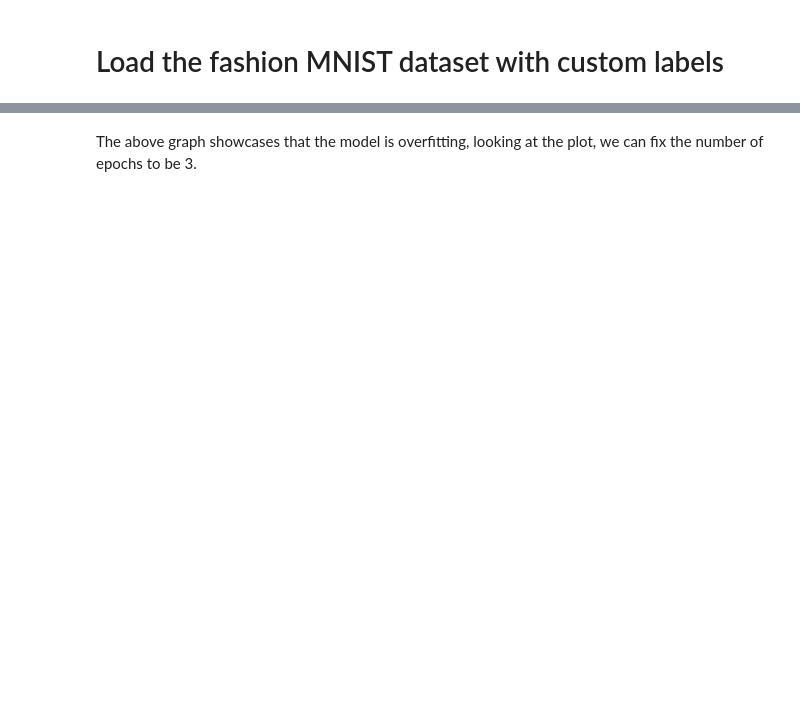
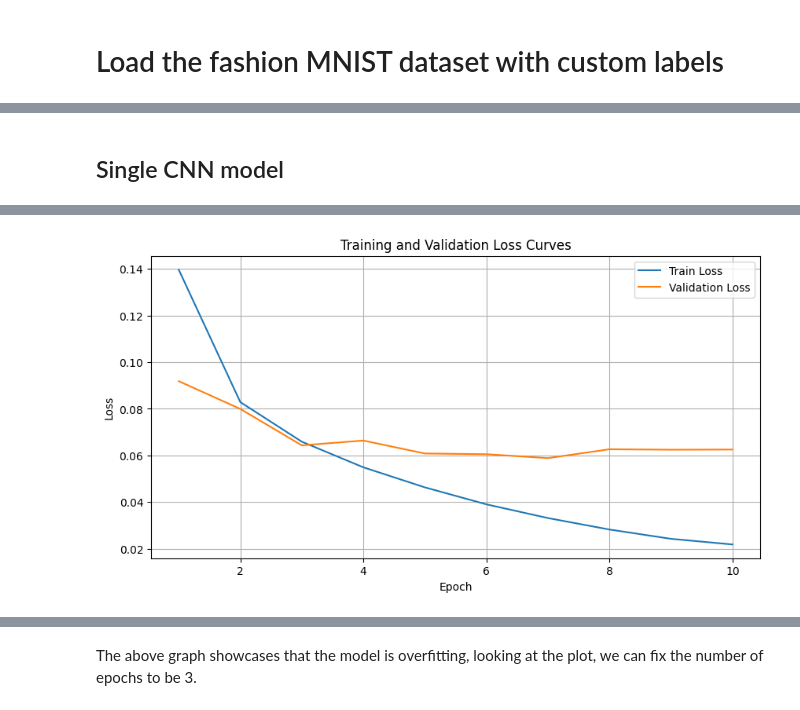
Before and after one commit to lavanya463/mnist_ds_project, a Jupyter notebook: src/fashion_mnist.ipynb, the cells around one changed output, grey strips where cells are left out. Cells and saved outputs as stored; diff of their text form; code cells hidden in the pictures; blank space fills up the shorter version.

```diff
--- a/src/fashion_mnist.ipynb
+++ b/src/fashion_mnist.ipynb
@@ -43,6 +52,16 @@ test_loader = DataLoader(test_dataset, batch_size=batch_size, shuffle=False)
 # %%
 def train(model, train_loader, valid_loader, criterion, optimizer, num_epochs, save_dir=None):
-
+    """
+    Train the model and save the best checkpoint.
+    Parameters:
+        model: Model to train
+        train_loader: Training data loader
+        valid_loader: Validation data loader
+        criterion: Loss function
+        optimizer: Optimizer
+        num_epochs: Number of epochs
+        save_dir: Directory to save the best checkpoint and loss curves
+    """
     train_losses = []
     valid_losses = []
     best_valid_loss = float('inf')
@@ -134,3 +160,32 @@ def evaluate(model, test_loader, num_classes):
     print(confusion)
     print('\nClassification Report:')
     print(class_report)
+# %% [markdown]
+## Single CNN model
+# %%
+class SingleCNN(nn.Module):
+    def __init__(self):
+        super(SingleCNN, self).__init__()
+        self.conv1 = nn.Conv2d(in_channels=1, out_channels=32, kernel_size=5)
+        self.fc1 = nn.Linear(in_features=32 * 12 * 12, out_features=100)
+        self.fc2 = nn.Linear(in_features=100, out_features=len(label_mapping))
+
+    def forward(self, x):
+        x = torch.relu(self.conv1(x))
+        x = torch.max_pool2d(x, kernel_size=2)
+        x = x.view(-1, 32 * 12 * 12)
+        x = torch.relu(self.fc1(x))
+        x = self.fc2(x)
+        return x
+# %%
+%%time
+
+# Initialize the model
+single_cnn = SingleCNN()
+
+# Define loss function and optimizer
+criterion = nn.CrossEntropyLoss()
+optimizer = optim.Adam(single_cnn.parameters(), lr=0.001)
+
+train(single_cnn, train_loader, valid_loader, criterion, optimizer, num_epochs=10,save_dir='./outputs/single_cnn')
+# %% [output]
@@ -136,0 +210 @@ def evaluate(model, test_loader, num_classes):
+[figure, added]
```
Also changed, not shown: parts of 29 cells of this notebook, 2 other files.
